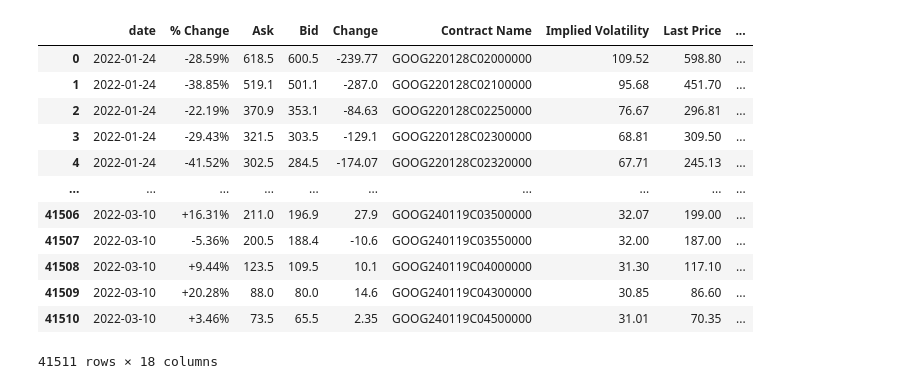
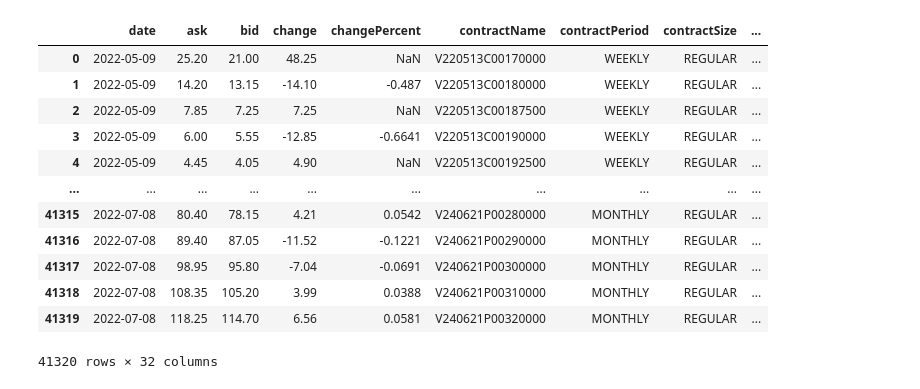
Before and after one commit to andermy/yahooScraper, a Jupyter notebook: test.ipynb, the cells around one changed output. Saved outputs shown, nothing was run; the diff lists cells and outputs as text; code cells hidden in the pictures.

```diff
--- a/test.ipynb
+++ b/test.ipynb
@@ -1,5 +1,5 @@
 # %%
-import scraper2 as s
+import scraper_eod as s
 import pandas as pd
 from pandas.io.json import json_normalize
 import numpy as np
@@ -14,5 +14,5 @@ from yahoo_fin.stock_info import *
 from yahoo_fin.stock_info import get_data, get_splits
 import mibian
 import time
-m = s.stockMongo()
+m = s.StockMongo()
 import indicator as i
@@ -158,20 +76,20 @@ prices.tail()
 # %%
-o = i.Options(tickers[0])
+o = i.Options(tickers[23])
 o.options
 # %% [output]
-|  | date | % Change | Ask | Bid | Change | Contract Name | Implied Volatility | Last Price | ... |
-| 0 | 2022-01-24 | -28.59% | 618.5 | 600.5 | -239.77 | GOOG220128C02000000 | 109.52 | 598.80 | ... |
-| 1 | 2022-01-24 | -38.85% | 519.1 | 501.1 | -287.0 | GOOG220128C02100000 | 95.68 | 451.70 | ... |
-| 2 | 2022-01-24 | -22.19% | 370.9 | 353.1 | -84.63 | GOOG220128C02250000 | 76.67 | 296.81 | ... |
-| 3 | 2022-01-24 | -29.43% | 321.5 | 303.5 | -129.1 | GOOG220128C02300000 | 68.81 | 309.50 | ... |
-| 4 | 2022-01-24 | -41.52% | 302.5 | 284.5 | -174.07 | GOOG220128C02320000 | 67.71 | 245.13 | ... |
+|  | date | ask | bid | change | changePercent | contractName | contractPeriod | contractSize | ... |
+| 0 | 2022-05-09 | 25.20 | 21.00 | 48.25 | NaN | V220513C00170000 | WEEKLY | REGULAR | ... |
+| 1 | 2022-05-09 | 14.20 | 13.15 | -14.10 | -0.487 | V220513C00180000 | WEEKLY | REGULAR | ... |
+| 2 | 2022-05-09 | 7.85 | 7.25 | 7.25 | NaN | V220513C00187500 | WEEKLY | REGULAR | ... |
+| 3 | 2022-05-09 | 6.00 | 5.55 | -12.85 | -0.6641 | V220513C00190000 | WEEKLY | REGULAR | ... |
+| 4 | 2022-05-09 | 4.45 | 4.05 | 4.90 | NaN | V220513C00192500 | WEEKLY | REGULAR | ... |
 | ... | ... | ... | ... | ... | ... | ... | ... | ... | ... |
-| 41506 | 2022-03-10 | +16.31% | 211.0 | 196.9 | 27.9 | GOOG240119C03500000 | 32.07 | 199.00 | ... |
-| 41507 | 2022-03-10 | -5.36% | 200.5 | 188.4 | -10.6 | GOOG240119C03550000 | 32.00 | 187.00 | ... |
-| 41508 | 2022-03-10 | +9.44% | 123.5 | 109.5 | 10.1 | GOOG240119C04000000 | 31.30 | 117.10 | ... |
-| 41509 | 2022-03-10 | +20.28% | 88.0 | 80.0 | 14.6 | GOOG240119C04300000 | 30.85 | 86.60 | ... |
-| 41510 | 2022-03-10 | +3.46% | 73.5 | 65.5 | 2.35 | GOOG240119C04500000 | 31.01 | 70.35 | ... |
+| 41315 | 2022-07-08 | 80.40 | 78.15 | 4.21 | 0.0542 | V240621P00280000 | MONTHLY | REGULAR | ... |
+| 41316 | 2022-07-08 | 89.40 | 87.05 | -11.52 | -0.1221 | V240621P00290000 | MONTHLY | REGULAR | ... |
+| 41317 | 2022-07-08 | 98.95 | 95.80 | -7.04 | -0.0691 | V240621P00300000 | MONTHLY | REGULAR | ... |
+| 41318 | 2022-07-08 | 108.35 | 105.20 | 3.99 | 0.0388 | V240621P00310000 | MONTHLY | REGULAR | ... |
+| 41319 | 2022-07-08 | 118.25 | 114.70 | 6.56 | 0.0581 | V240621P00320000 | MONTHLY | REGULAR | ... |
-41511 rows × 18 columns
+41320 rows × 32 columns
 # %%
 s = o.returns
 #s[s.is_won].plot.scatter(x='probability', y='return')
```
Also changed, not shown: parts of 32 cells of this notebook, 4 other files.
